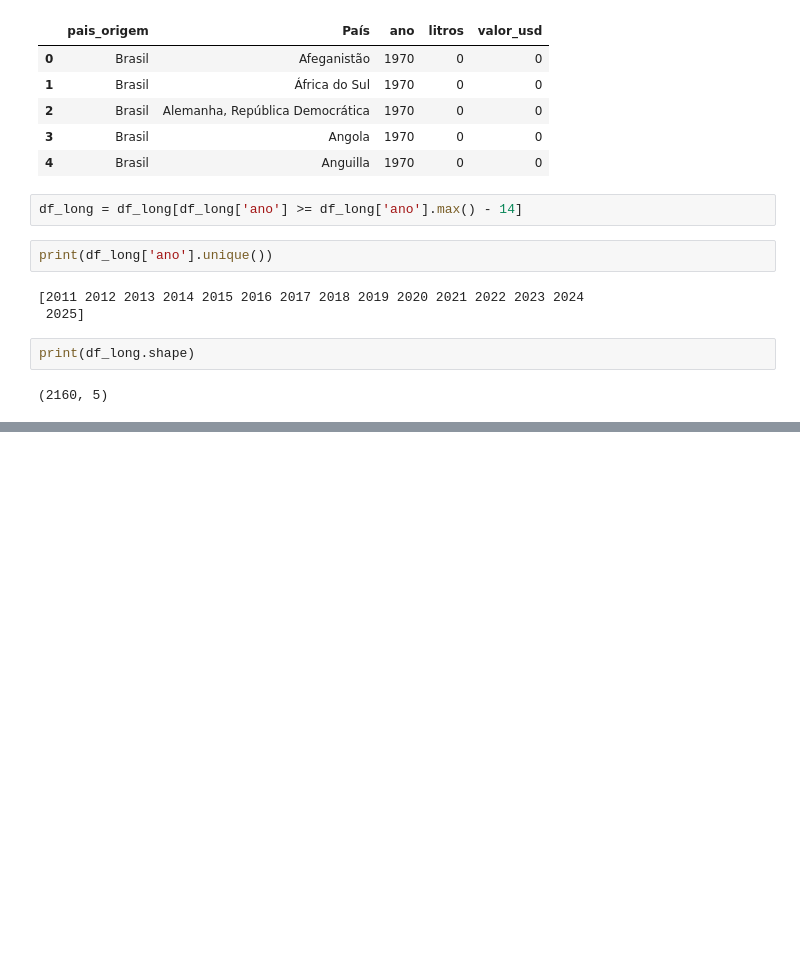
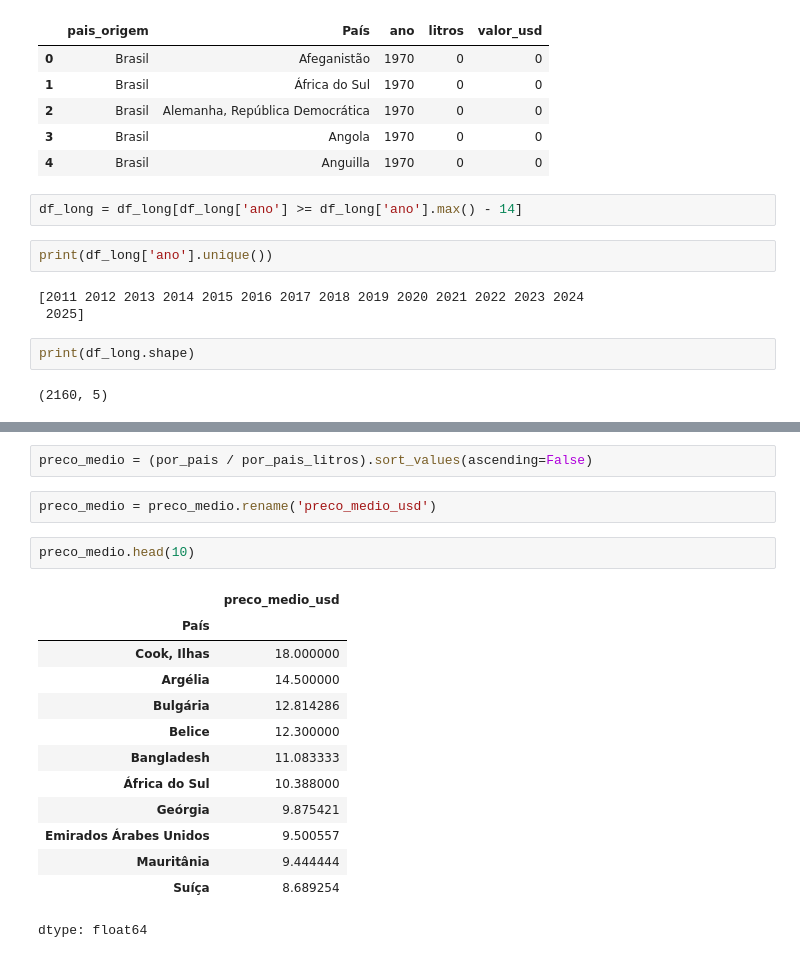
Before and after one commit to gilzeraz/brazil-wine-exports-analysis, a Jupyter notebook: notebooks/wine_exports_analysis.ipynb, the cells around one changed output, grey strips where cells are left out. Saved outputs shown, nothing was run; the diff lists cells and outputs as text; blank space fills up the shorter version.

```diff
--- a/notebooks/wine_exports_analysis.ipynb
+++ b/notebooks/wine_exports_analysis.ipynb
@@ -146,0 +187,20 @@ print(df_long.shape)
+# %%
+preco_medio = (por_pais / por_pais_litros).sort_values(ascending=False)
+# %%
+preco_medio = preco_medio.rename('preco_medio_usd')
+# %%
+preco_medio.head(10)
+# %% [output]
+|  | preco_medio_usd |
+| País |  |
+| Cook, Ilhas | 18.000000 |
+| Argélia | 14.500000 |
+| Bulgária | 12.814286 |
+| Belice | 12.300000 |
+| Bangladesh | 11.083333 |
+| África do Sul | 10.388000 |
+| Geórgia | 9.875421 |
+| Emirados Árabes Unidos | 9.500557 |
+| Mauritânia | 9.444444 |
+| Suíça | 8.689254 |
+dtype: float64
```
Also changed, not shown: parts of 8 cells of this notebook.
